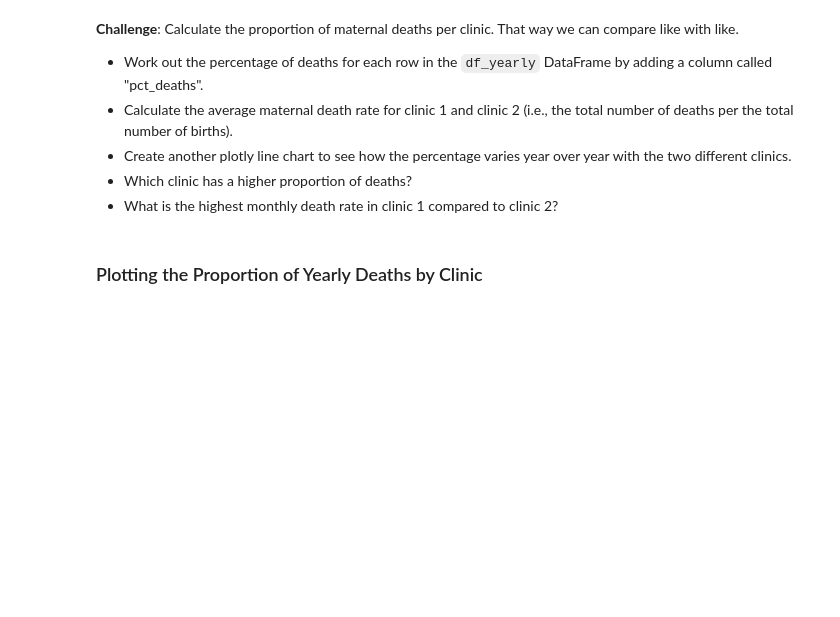
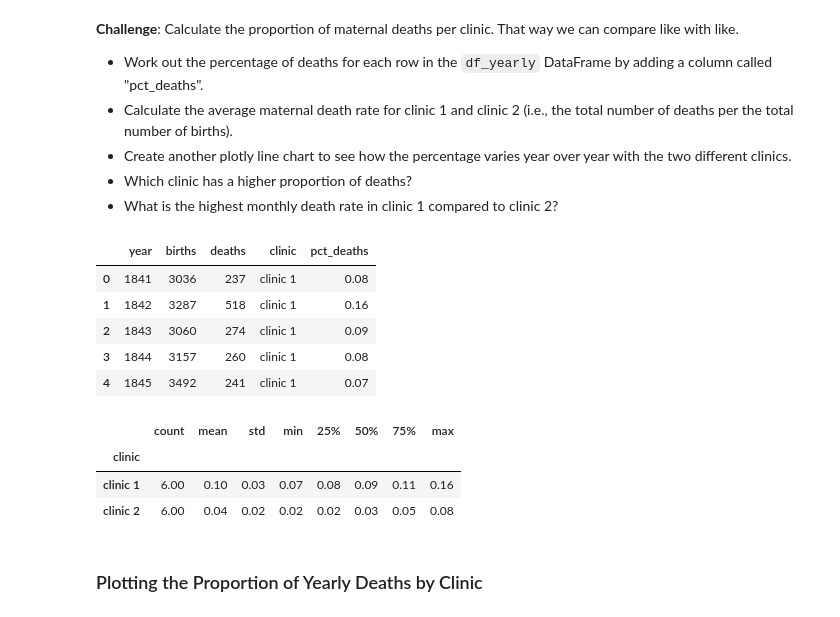
Before and after one commit to bluescreenlife/100-days-of-code, a Jupyter notebook: day_80_handwashing_t_test_analysis/Dr_Semmelweis_Handwashing_Discovery_(start).ipynb, the cells around one changed output. Drawn from its saved outputs; the diff is of its cells as text; code cells hidden in the pictures; blank space fills up the shorter version.

Commit message:
add yearly clinic comparisons, chart deathrate proportions

```diff
--- a/day_80_handwashing_t_test_analysis/Dr_Semmelweis_Handwashing_Discovery_(start).ipynb
+++ b/day_80_handwashing_t_test_analysis/Dr_Semmelweis_Handwashing_Discovery_(start).ipynb
@@ -253,3 +276,26 @@ Now let's look at the annual data instead.
 * Create another plotly line chart to see how the percentage varies year over year with the two different clinics.
 * Which clinic has a higher proportion of deaths?
 * What is the highest monthly death rate in clinic 1 compared to clinic 2?
+# %%
+pct_deaths = df_yearly.deaths / df_yearly.births
+df_yearly['pct_deaths'] = pct_deaths
+df_yearly.head()
+# %% [output]
+|  | year | births | deaths | clinic | pct_deaths |
+| 0 | 1841 | 3036 | 237 | clinic 1 | 0.08 |
+| 1 | 1842 | 3287 | 518 | clinic 1 | 0.16 |
+| 2 | 1843 | 3060 | 274 | clinic 1 | 0.09 |
+| 3 | 1844 | 3157 | 260 | clinic 1 | 0.08 |
+| 4 | 1845 | 3492 | 241 | clinic 1 | 0.07 |
+# %%
+df_yearly.groupby('clinic').describe()['pct_deaths']
+
+# clinic 1 had an average maternal death rate of 10%
+# clinic 2 had an average maternal death rate of 4%
+
+# highest monthly death rate: clinic 1 = 16%, clinic 2 = 8%
+# %% [output]
+|  | count | mean | std | min | 25% | 50% | 75% | max |
+| clinic |  |  |  |  |  |  |  |  |
+| clinic 1 | 6.00 | 0.10 | 0.03 | 0.07 | 0.08 | 0.09 | 0.11 | 0.16 |
+| clinic 2 | 6.00 | 0.04 | 0.02 | 0.02 | 0.02 | 0.03 | 0.05 | 0.08 |
```
Also changed, not shown: parts of 5 cells of this notebook.
